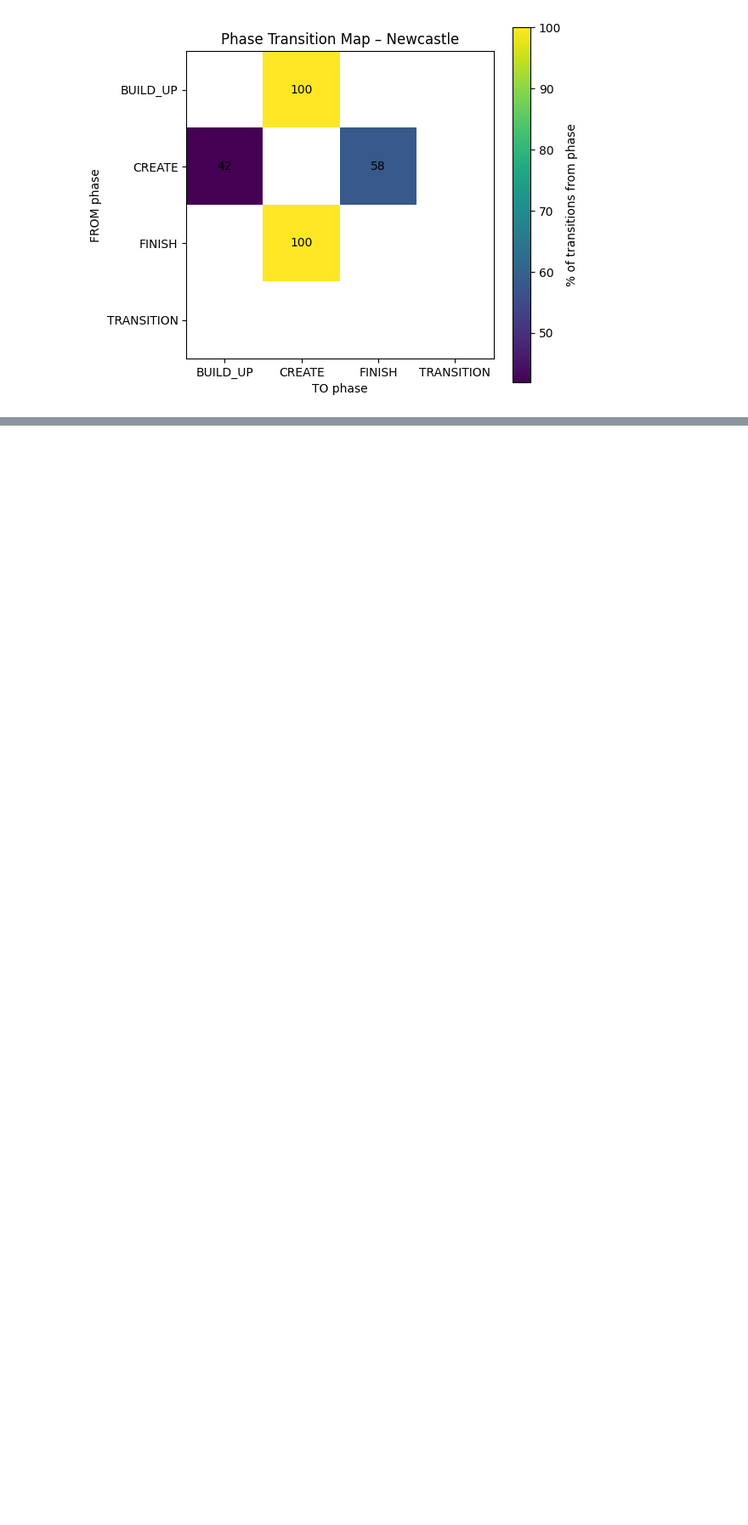
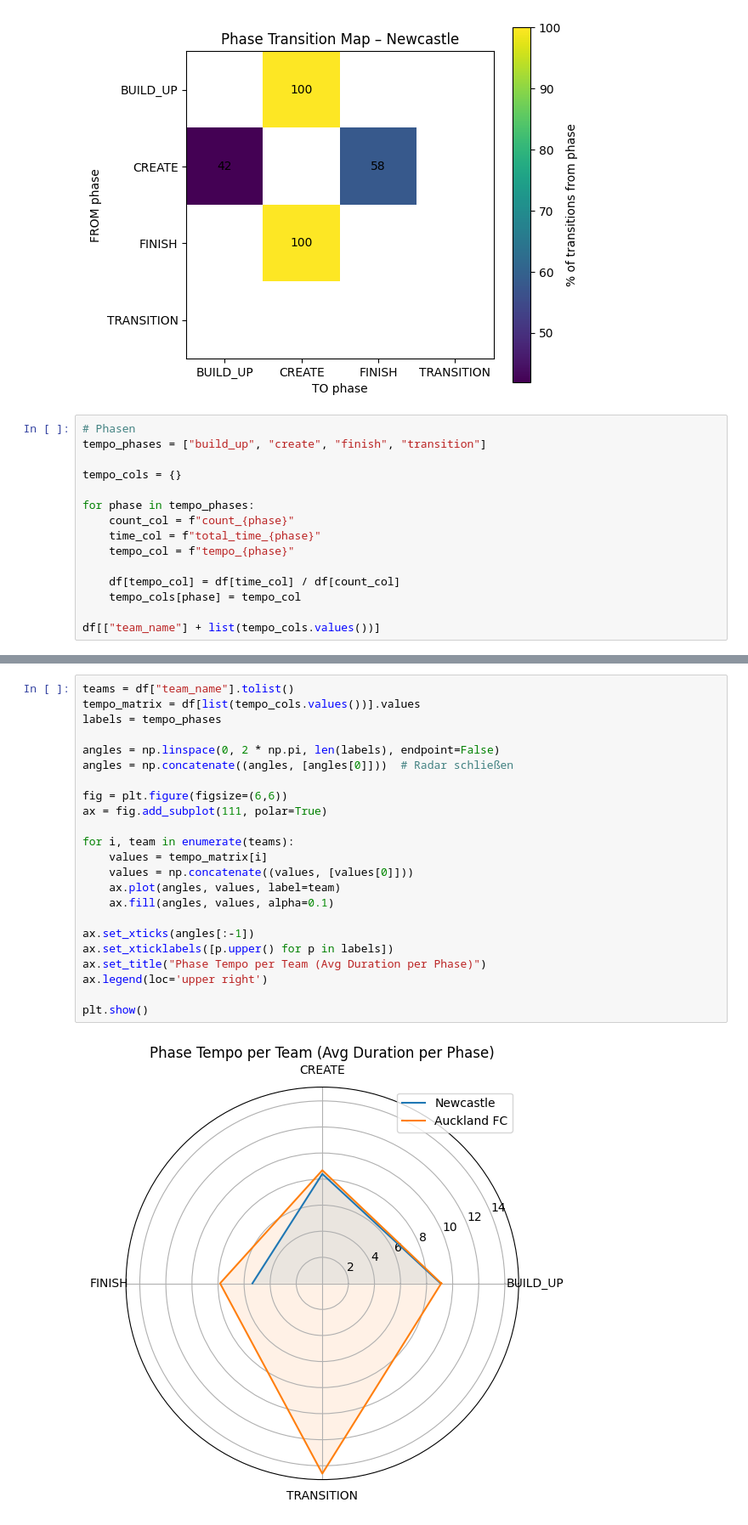
Before and after one commit to KaOs1204/Biomech_Project_2025, a Jupyter notebook: notebooks/01_phase_profile_dashboard.ipynb, the cells around one changed output, grey strips where cells are left out. Shown: that part at 85% size. Cells and saved outputs as stored; diff of their text form; blank space fills up the shorter version.

Commit message:
Robustness plot

```diff
--- a/notebooks/01_phase_profile_dashboard.ipynb
+++ b/notebooks/01_phase_profile_dashboard.ipynb
@@ -773,3 +773,18 @@ plt.tight_layout()
 plt.show()
 # %% [output]
 [figure]
+# %%
+# Phasen
+tempo_phases = ["build_up", "create", "finish", "transition"]
+
+tempo_cols = {}
+
+for phase in tempo_phases:
+    count_col = f"count_{phase}"
+    time_col = f"total_time_{phase}"
+    tempo_col = f"tempo_{phase}"
+
+    df[tempo_col] = df[time_col] / df[count_col]
+    tempo_cols[phase] = tempo_col
+
+df[["team_name"] + list(tempo_cols.values())]
@@ -775,0 +795,25 @@ plt.show()
+# %%
+teams = df["team_name"].tolist()
+tempo_matrix = df[list(tempo_cols.values())].values
+labels = tempo_phases
+
+angles = np.linspace(0, 2 * np.pi, len(labels), endpoint=False)
+angles = np.concatenate((angles, [angles[0]]))  # Radar schließen
+
+fig = plt.figure(figsize=(6,6))
+ax = fig.add_subplot(111, polar=True)
+
+for i, team in enumerate(teams):
+    values = tempo_matrix[i]
+    values = np.concatenate((values, [values[0]]))
+    ax.plot(angles, values, label=team)
+    ax.fill(angles, values, alpha=0.1)
+
+ax.set_xticks(angles[:-1])
+ax.set_xticklabels([p.upper() for p in labels])
+ax.set_title("Phase Tempo per Team (Avg Duration per Phase)")
+ax.legend(loc='upper right')
+
+plt.show()
+# %% [output]
+[figure, added]
```
Also changed, not shown: parts of 5 cells of this notebook.
